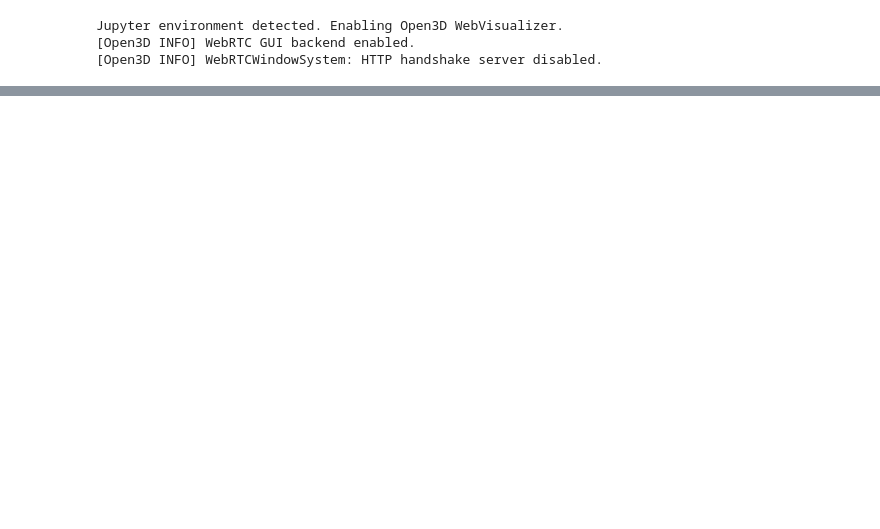
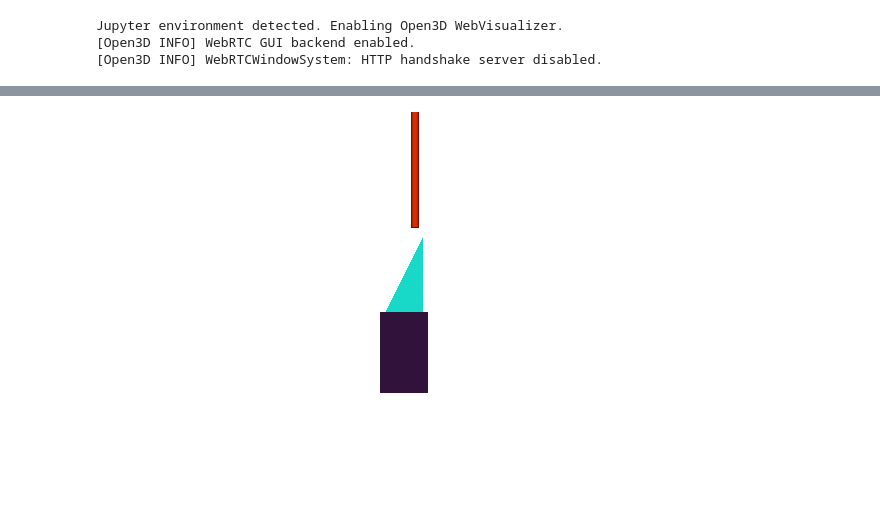
Before and after one commit to probcomp/bayes3d, a Jupyter notebook: scripts/experiments/intphys/mcs/eval.ipynb, the cells around one changed output, grey strips where cells are left out. Drawn from its saved outputs; the diff is of its cells as text; code cells hidden in the pictures; blank space fills up the shorter version.

```diff
--- a/scripts/experiments/intphys/mcs/eval.ipynb
+++ b/scripts/experiments/intphys/mcs/eval.ipynb
@@ -182,0 +439,3 @@ rr
+# %%
+b.get_depth_image(gt_images_obj_orig[33,...,2])
+# %% [output]
@@ -182,0 +443 @@ rr
+[figure, added]
```
Also changed, not shown: parts of 17 cells of this notebook, 7 other files.
